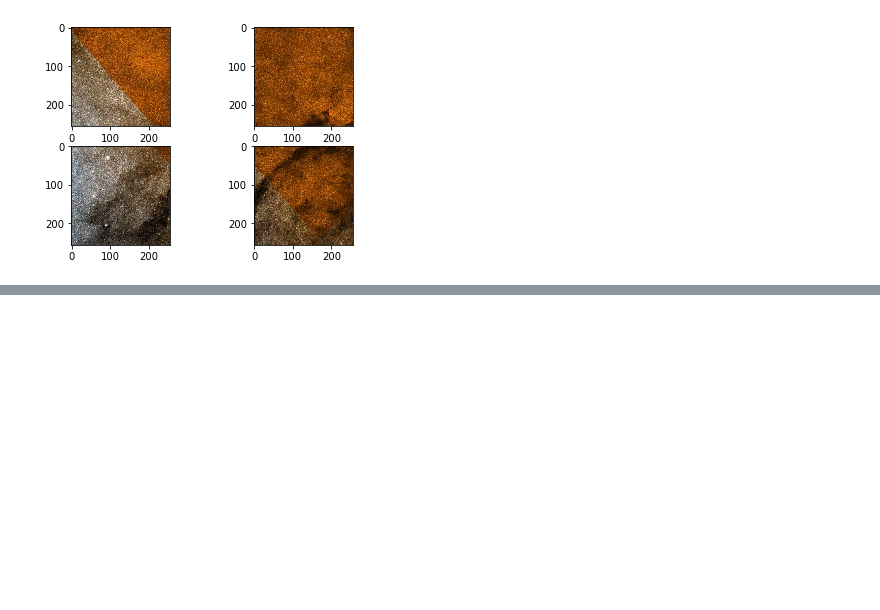
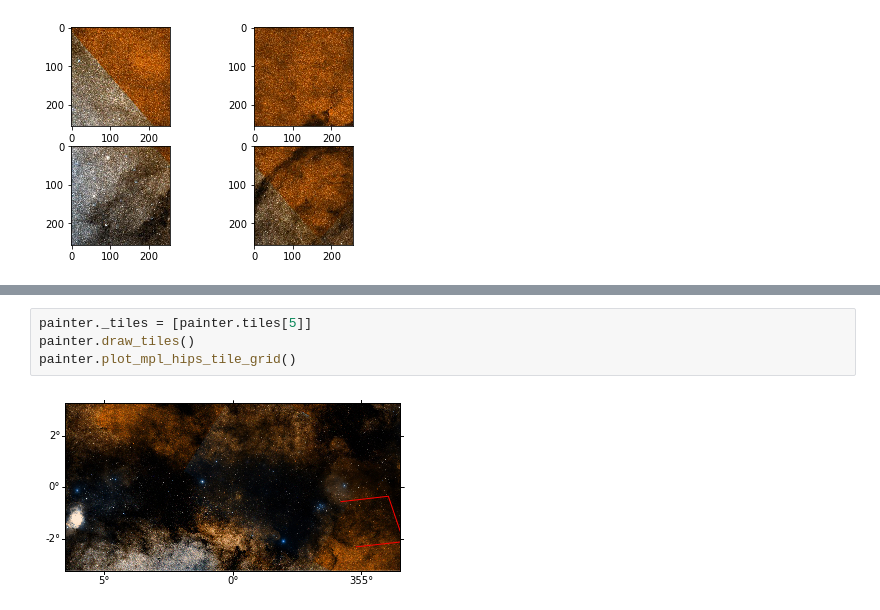
Before and after one commit to adl1995/HIPS-to-Py, a Jupyter notebook: examples/Tile distortion issue - Fix.ipynb, the cells around one changed output, grey strips where cells are left out. Drawn from its saved outputs; the diff is of its cells as text; blank space fills up the shorter version.

```diff
--- a/examples/Tile distortion issue - Fix.ipynb
+++ b/examples/Tile distortion issue - Fix.ipynb
@@ -47,0 +55,6 @@ axarr[1,1].imshow(painter.tiles[1].children[3].data)
+# %%
+painter._tiles = [painter.tiles[5]]
+painter.draw_tiles()
+painter.plot_mpl_hips_tile_grid()
+# %% [output]
+[figure, added]
```
Also changed, not shown: parts of 2 cells of this notebook.
